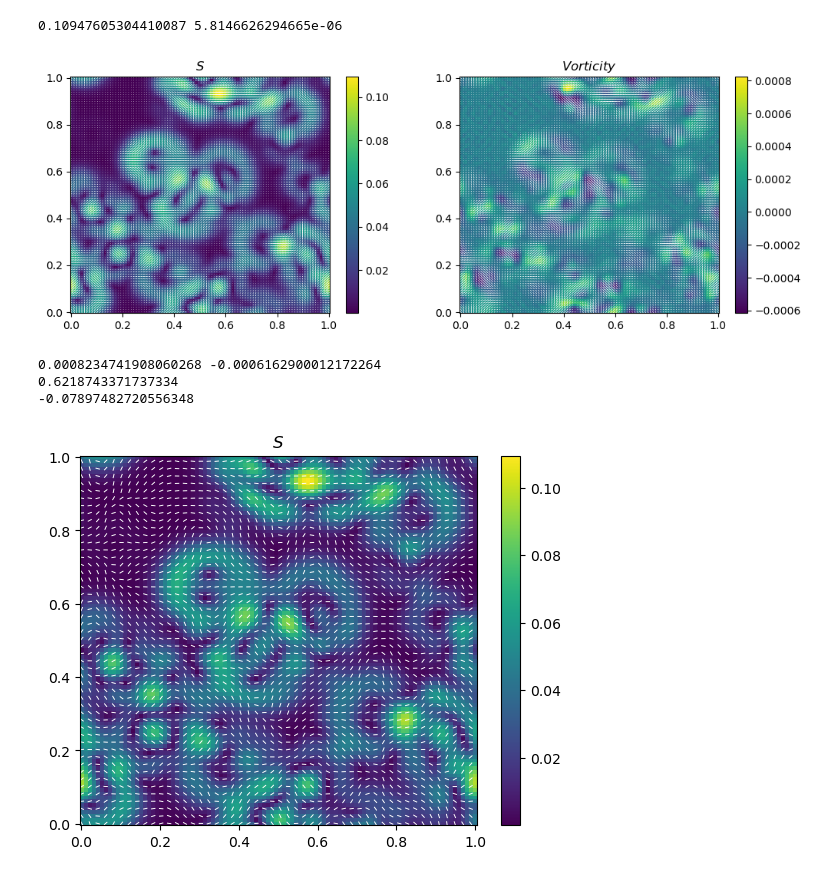
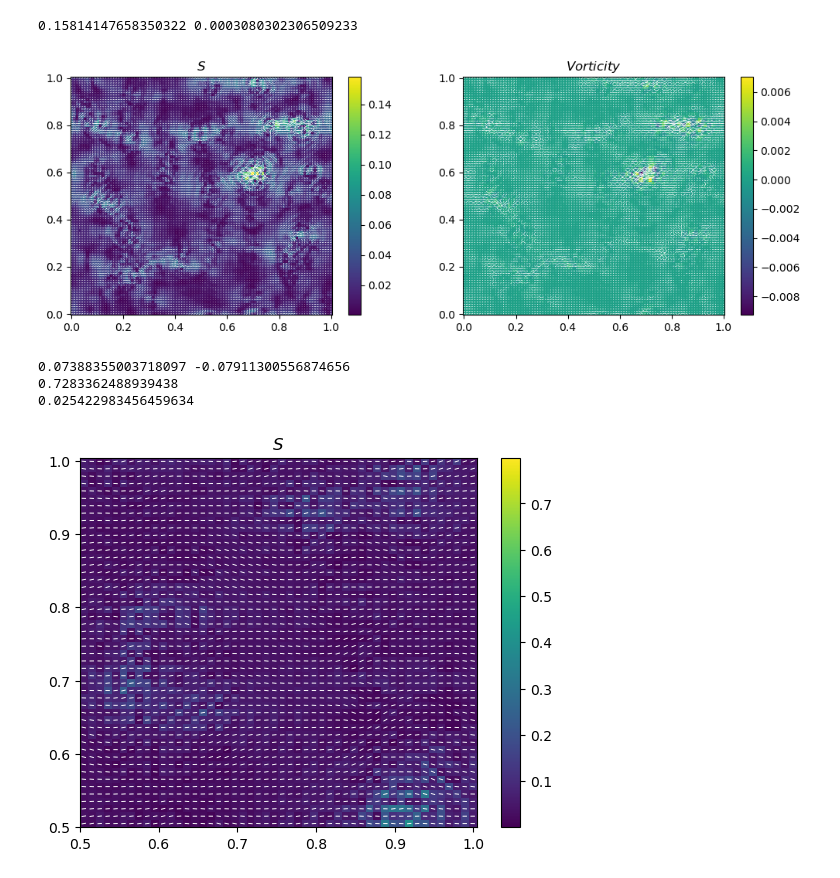
Before and after one commit to toshi-physics/myPSS, a Jupyter notebook: analysis/model_Q_v_rho/display_model_Q_v_rho.ipynb, the cells around one changed output. Cells and saved outputs as stored; diff of their text form; code cells hidden in the pictures.

```diff
--- a/analysis/model_Q_v_rho/display_model_Q_v_rho.ipynb
+++ b/analysis/model_Q_v_rho/display_model_Q_v_rho.ipynb
@@ -3,24 +3,21 @@ import numpy as np
 from matplotlib import pyplot as plt
 import json, os
 # %%
-run = 1
+run = 3
 Gamma0 = 5.00
 rhoseed = 0.16#0.9#0.16
 Pii     = 0.15
 
-lp = 0
-lq = 0
+lp = 1
+lq = 1
 ld = 2
 lc = 5
 
-datadir = '../../data/model_Q_v_rho/gamma0_{:1.1f}_rhoseed_{:1.2f}_pi_{:1.1f}/lp_{:1.2f}_lq_{:1.2f}_ld_{:1.2f}_lc_{:1.2f}/run_{:d}/'.format(Gamma0, rhoseed, Pii, lp, lq, ld, lc, run)
+pdir = '../../data/model_Q_v_rho/gamma0_{:1.1f}_rhoseed_{:1.2f}_pi_{:1.1f}/lp_{:1.2f}_lq_{:1.2f}_ld_{:1.2f}_lc_{:1.2f}/run_{:d}/'.format(Gamma0, rhoseed, Pii, lp, lq, ld, lc, run)
 
-savedir = datadir+'videos/'
+datadir = pdir+'data/'
 
-if not os.path.isdir(savedir):
-    os.mkdir(savedir)
-
-with open(datadir+'parameters.json') as jsonFile:
+with open(pdir+'parameters.json') as jsonFile:
     parameters = json.load(jsonFile)
 
 T         = parameters["T"]        # final time
@@ -85,37 +103,38 @@ ax[1,1].scatter(times, stdtheta); ax[1,1].set_xlabel(r'$time/\tau_g$'); ax[1,1].
 # %%
 fig, ax=plt.subplots(figsize=(12,4),ncols=2)
 #colors = ['#c1272d', '#eecc16','#008176','#0000a7']
 #cmap1 = LinearSegmentedColormap.from_list("mycmap", colors)
 
-n=190
+n=110
 
 
 Qxx = np.loadtxt(datadir+'Qxx.csv.{:d}'.format(n), delimiter=',')
 Qxy = np.loadtxt(datadir+'Qxy.csv.{:d}'.format(n), delimiter=',')
 curldivQ = np.loadtxt(datadir+'curldivQ.csv.{:d}'.format(n), delimiter=',')
 S = np.sqrt(Qxx**2+Qxy**2)
+p_factor = 4
 theta = np.arctan2(Qxy, Qxx)/2
-nx    = np.cos(theta)
-ny    = np.sin(theta)
+Snx    = S*np.cos(theta)
+Sny    = S*np.sin(theta)
 print(np.max(S), np.min(S))
 
-plot1 = [ax[0].pcolormesh(xv, yv, S, cmap='viridis', vmin=np.min(S), vmax=np.max(S)), ax[0].quiver(xv,yv,S*nx,S*ny, color='w', pivot='middle', headlength=0, headaxislength=0)]
+plot1 = [ax[0].pcolormesh(xv, yv, S, cmap='viridis', vmin=np.min(S), vmax=np.max(S)), ax[0].quiver(xv,yv,Snx,Sny, color='w', pivot='middle', headlength=0, headaxislength=0)]
 plot2 = [ax[1].pcolormesh(xv, yv, curldivQ, cmap='viridis', vmin=np.min(curldivQ), vmax=np.max(curldivQ)), ax[1].quiver(xv,yv,S*nx,S*ny, color='w', pivot='middle', headlength=0, headaxislength=0)]
 
 fig.colorbar(plot1[0], ax=ax[0])
 fig.colorbar(plot2[0], ax=ax[1])
 ax[0].set_title(r"$ S $")
 ax[1].set_title(r"$ Vorticity $")
 plt.show()
 # %% [output]
-0.10947605304410087 5.8146626294665e-06
+0.15814147658350322 0.0003080302306509233
-[figure, old version]
+[figure, new version]
 # %%
 fig, ax=plt.subplots()
 #colors = ['#c1272d', '#eecc16','#008176','#0000a7']
 #cmap1 = LinearSegmentedColormap.from_list("mycmap", colors)
 
-n=190
+n=210
 
 charge = np.loadtxt(datadir+'curldivQ.csv.{:d}'.format(n), delimiter=',')
 Qxx = np.loadtxt(datadir+'Qxx.csv.{:d}'.format(n), delimiter=',')
@@ -127,7 +146,7 @@ ny    = np.sin(theta)
 
 print(np.max(charge), np.min(charge))
 
-p_factor = 2
+p_factor = 1
 pcharge = pixelate(2*charge/S, p_factor)
 print(np.max(pcharge))
 p_half_defects = np.where((pcharge)>0.2)
@@ -138,7 +157,7 @@ pnx = np.cos(pixelate(theta, p_factor))
 pny = np.sin(pixelate(theta, p_factor))
 print(np.mean(theta))
 
-ix, fx, iy, fy = 0, 100, 0, 100
+ix, fx, iy, fy = 50, 100, 50, 100
 ctrf = [ax.pcolormesh(xv[ix:fx, iy:fy], yv[ix:fx, iy:fy], (S)[ix:fx, iy:fy], cmap='viridis', vmin=np.min(S), vmax=np.max(S))]
 ax.quiver(xv[ix:fx:p_factor, iy:fy:p_factor],yv[ix:fx:p_factor, iy:fy:p_factor], pnx[ix:fx:p_factor, iy:fy:p_factor], pny[ix:fx:p_factor, iy:fy:p_factor], color='w', pivot='middle', headlength=0, headaxislength=0)
 #ax.scatter(p_half_defects[1]/mx, p_half_defects[0]/my, color='pink')
@@ -149,10 +168,10 @@ plt.colorbar(ctrf[0])
 plt.title(r"$ S $")
 plt.show()
 # %% [output]
-0.0008234741908060268 -0.0006162900012172264
-0.6218743371737334
--0.07897482720556348
+0.07388355003718097 -0.07911300556874656
+0.7283362488939438
+0.025422983456459634
-[figure, old version]
+[figure, new version]
 # %%
 def pixelate(x, gridpoints):
     nx, ny = np.shape(x)
```
Also changed, not shown: parts of 3 cells of this notebook, 4 other files.
